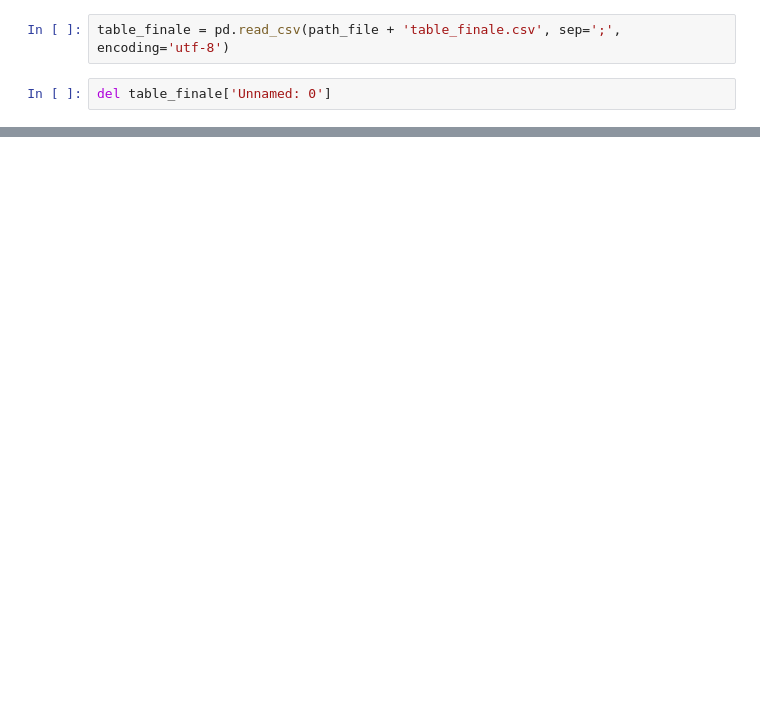
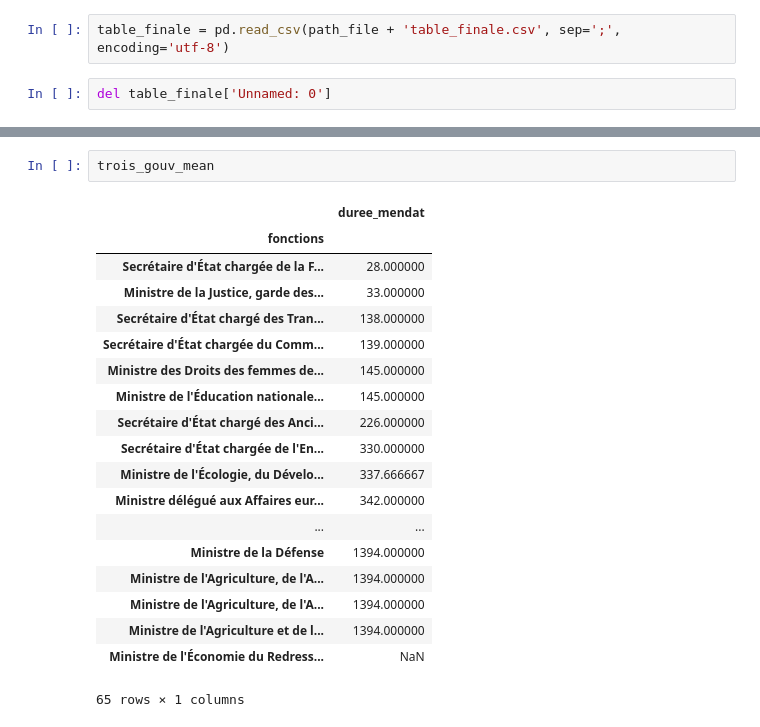
Before and after one commit to FloSugar/ScrapMyMinistres, a Jupyter notebook: Ministres_analyses.ipynb, the cells around one changed output, grey strips where cells are left out. Saved outputs shown, nothing was run; the diff lists cells and outputs as text; blank space fills up the shorter version.

```diff
--- a/Ministres_analyses.ipynb
+++ b/Ministres_analyses.ipynb
@@ -55,0 +49,22 @@ dtype: object
+# %%
+trois_gouv_mean
+# %% [output]
+|  | duree_mendat |
+| fonctions |  |
+| Secrétaire d'État chargée de la F... | 28.000000 |
+| Ministre de la Justice, garde des... | 33.000000 |
+| Secrétaire d'État chargé des Tran... | 138.000000 |
+| Secrétaire d'État chargée du Comm... | 139.000000 |
+| Ministre des Droits des femmes de... | 145.000000 |
+| Ministre de l'Éducation nationale... | 145.000000 |
+| Secrétaire d'État chargé des Anci... | 226.000000 |
+| Secrétaire d'État chargée de l'En... | 330.000000 |
+| Ministre de l'Écologie, du Dévelo... | 337.666667 |
+| Ministre délégué aux Affaires eur... | 342.000000 |
+| ... | ... |
+| Ministre de la Défense | 1394.000000 |
+| Ministre de l'Agriculture, de l'A... | 1394.000000 |
+| Ministre de l'Agriculture, de l'A... | 1394.000000 |
+| Ministre de l'Agriculture et de l... | 1394.000000 |
+| Ministre de l'Économie du Redress... | NaN |
+65 rows × 1 columns
```
Also changed, not shown: parts of 11 cells of this notebook.
